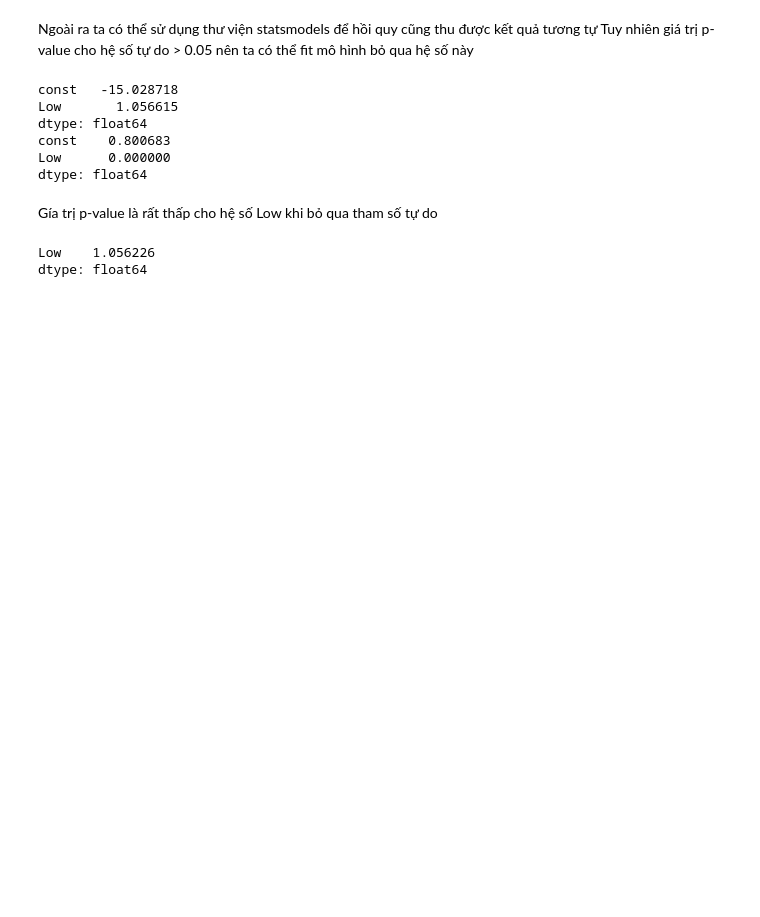
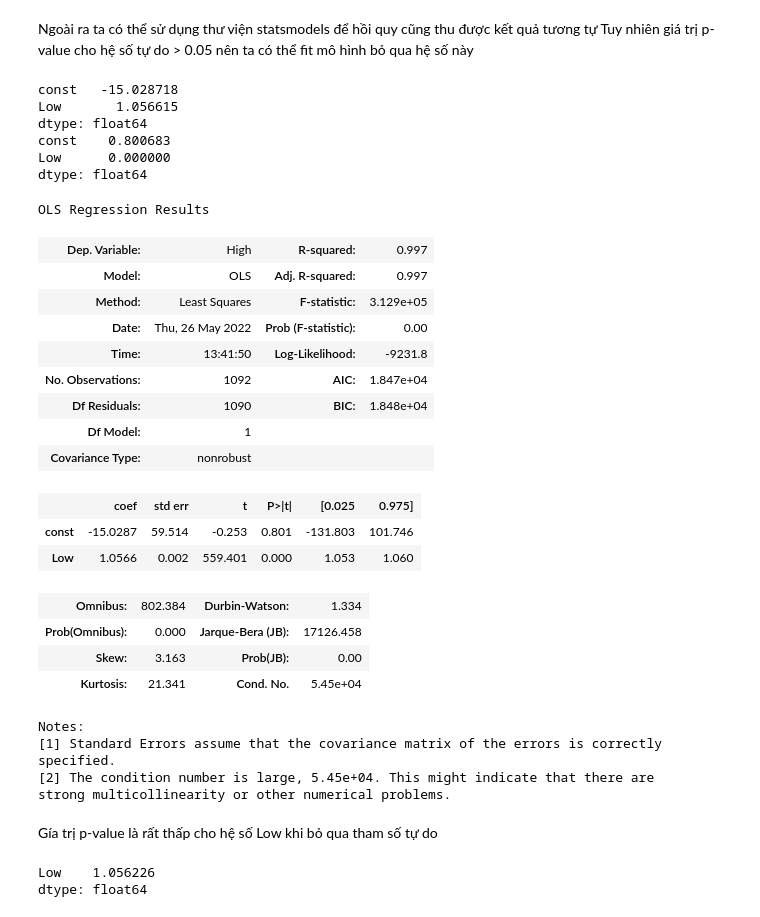
Before and after one commit to batman0911/coin_report, a Jupyter notebook: src/day_analyse.ipynb, the cells around one changed output. Saved outputs shown, nothing was run; the diff lists cells and outputs as text; code cells hidden in the pictures; blank space fills up the shorter version.

```diff
--- a/src/day_analyse.ipynb
+++ b/src/day_analyse.ipynb
@@ -74,16 +132,37 @@ Tuy nhiên giá trị p-value cho hệ số tự do > 0.05 nên ta có thể fit
 # %%
 X = sm.add_constant(coin_day['Low'])
 sm_model_high_low = sm.OLS(coin_day['High'], X).fit()
 print(sm_model_high_low.params)
-# sm_model_high_low.summary()
 print(sm_model_high_low.pvalues)
+sm_model_high_low.summary()
 # %% [output]
 const   -15.028718
 Low       1.056615
 dtype: float64
 const    0.800683
 Low      0.000000
 dtype: float64
+OLS Regression Results
+| Dep. Variable: | High | R-squared: | 0.997 |
+| Model: | OLS | Adj. R-squared: | 0.997 |
+| Method: | Least Squares | F-statistic: | 3.129e+05 |
+| Date: | Thu, 26 May 2022 | Prob (F-statistic): | 0.00 |
+| Time: | 13:41:50 | Log-Likelihood: | -9231.8 |
+| No. Observations: | 1092 | AIC: | 1.847e+04 |
+| Df Residuals: | 1090 | BIC: | 1.848e+04 |
+| Df Model: | 1 |  |  |
+| Covariance Type: | nonrobust |  |  |
+|  | coef | std err | t | P>|t| | [0.025 | 0.975] |
+| const | -15.0287 | 59.514 | -0.253 | 0.801 | -131.803 | 101.746 |
+| Low | 1.0566 | 0.002 | 559.401 | 0.000 | 1.053 | 1.060 |
+| Omnibus: | 802.384 | Durbin-Watson: | 1.334 |
+| Prob(Omnibus): | 0.000 | Jarque-Bera (JB): | 17126.458 |
+| Skew: | 3.163 | Prob(JB): | 0.00 |
+| Kurtosis: | 21.341 | Cond. No. | 5.45e+04 |
+Notes:
+[1] Standard Errors assume that the covariance matrix of the errors is correctly specified.
+[2] The condition number is large, 5.45e+04. This might indicate that there are
+strong multicollinearity or other numerical problems.
 # %% [markdown]
 Gía trị p-value là rất thấp cho hệ số Low khi bỏ qua tham số tự do
 # %%
```
Also changed, not shown: parts of 10 cells of this notebook, 3 other files.
